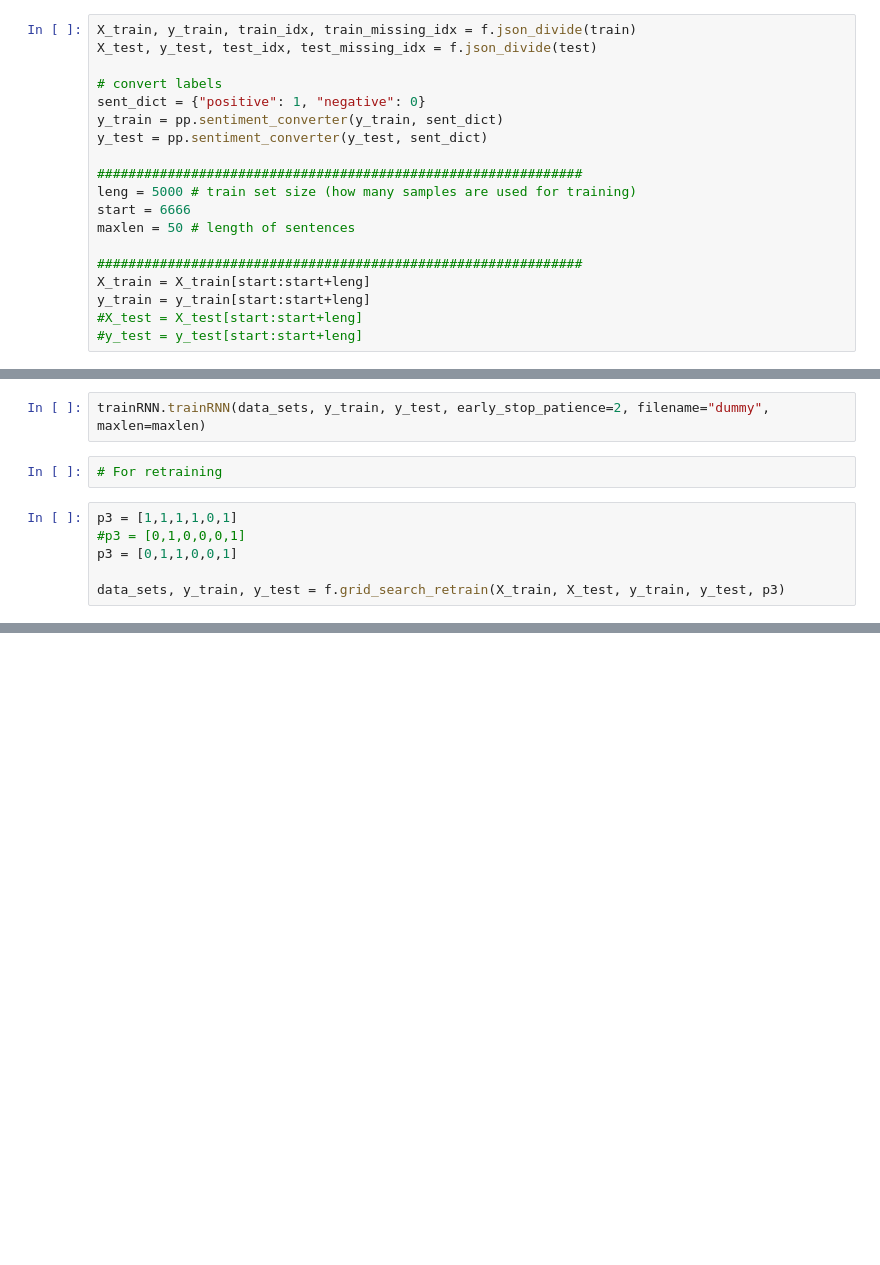
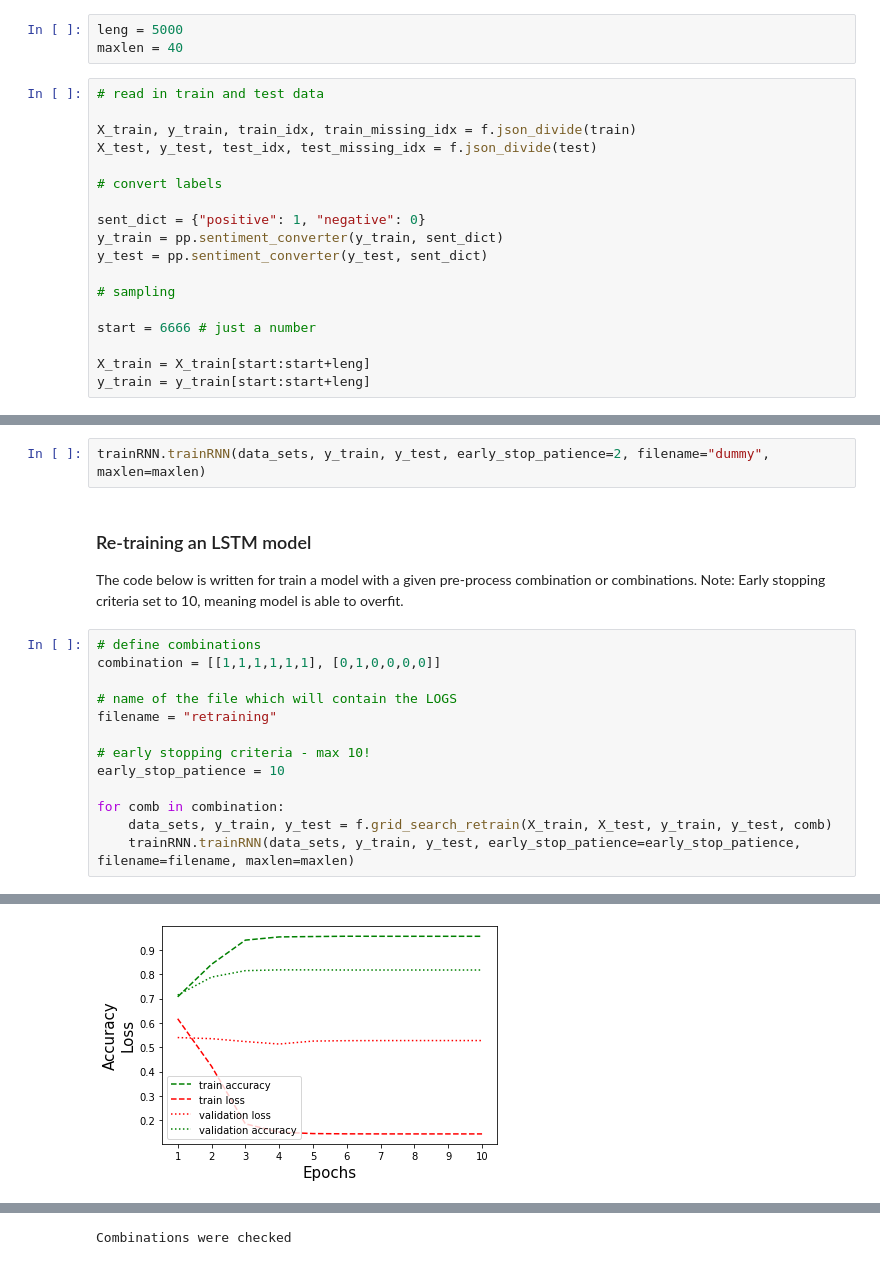
Before and after one commit to csipapicsa/2ndYearProject-NLP, a Jupyter notebook: LSTM Model.ipynb, the cells around one changed output, grey strips where cells are left out. Cells and saved outputs as stored; diff of their text form; blank space fills up the shorter version.

Commit message:
LSTM notebook final
- Some shit is deleted

```diff
--- a/LSTM Model.ipynb
+++ b/LSTM Model.ipynb
@@ -30,20 +49,22 @@ Number of data:  10000
+# %%
+leng = 5000
+maxlen = 40
 # %%
+# read in train and test data
+
 X_train, y_train, train_idx, train_missing_idx = f.json_divide(train)
 X_test, y_test, test_idx, test_missing_idx = f.json_divide(test)
 
 # convert labels
+
 sent_dict = {"positive": 1, "negative": 0}
 y_train = pp.sentiment_converter(y_train, sent_dict)
 y_test = pp.sentiment_converter(y_test, sent_dict)
 
-##############################################################
-leng = 5000 # train set size (how many samples are used for training)
-start = 6666
-maxlen = 50 # length of sentences
+# sampling
 
-##############################################################
+start = 6666 # just a number
+
 X_train = X_train[start:start+leng]
 y_train = y_train[start:start+leng]
-#X_test = X_test[start:start+leng]
-#y_test = y_test[start:start+leng]
 # %% [markdown]
@@ -60,10 +92,19 @@ f.statistics_sets_sizes(data_sets, max_len=maxlen)
 # %%
 trainRNN.trainRNN(data_sets, y_train, y_test, early_stop_patience=2, filename="dummy", maxlen=maxlen)
-# %%
-# For retraining
+# %% [markdown]
+### Re-training an LSTM model
+The code below is written for train a model with a given pre-process combination or combinations. Note: Early stopping criteria set to 10, meaning model is able to overfit.
 # %%
-p3 = [1,1,1,1,0,1]
-#p3 = [0,1,0,0,0,1]
-p3 = [0,1,1,0,0,1]
+# define combinations
+combination = [[1,1,1,1,1,1], [0,1,0,0,0,0]]
 
-data_sets, y_train, y_test = f.grid_search_retrain(X_train, X_test, y_train, y_test, p3)
+# name of the file which will contain the LOGS
+filename = "retraining"
+
+# early stopping criteria - max 10!
+early_stop_patience = 10
+
+for comb in combination:
+    data_sets, y_train, y_test = f.grid_search_retrain(X_train, X_test, y_train, y_test, comb)
+    trainRNN.trainRNN(data_sets, y_train, y_test, early_stop_patience=early_stop_patience, filename=filename, maxlen=maxlen)
+# %% [output]
@@ -69,0 +128 @@ data_sets, y_train, y_test = f.grid_search_retrain(X_train, X_test, y_train, y_t
+[figure, added]
@@ -69,0 +147 @@ data_sets, y_train, y_test = f.grid_search_retrain(X_train, X_test, y_train, y_t
+Combinations were checked
```
Also changed, not shown: parts of 12 cells of this notebook, 33 other files.
